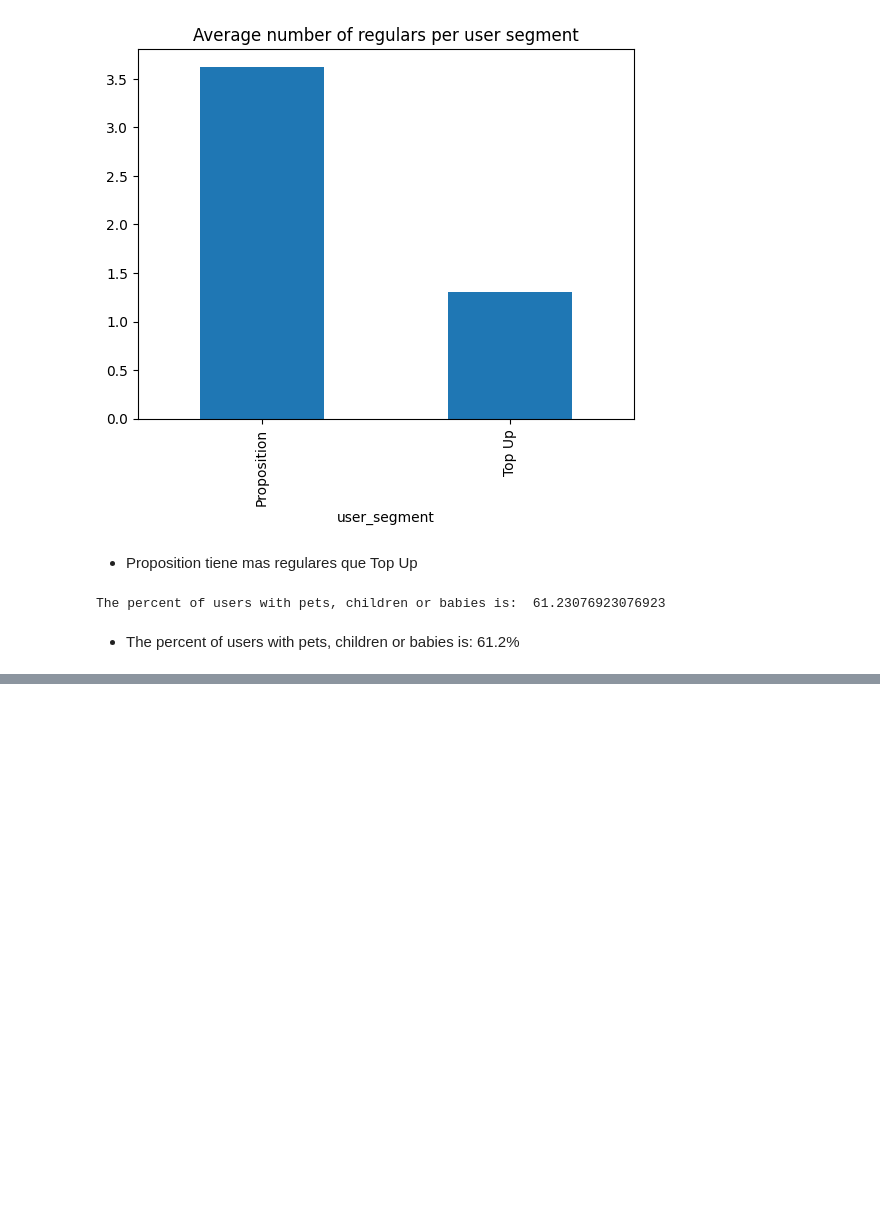
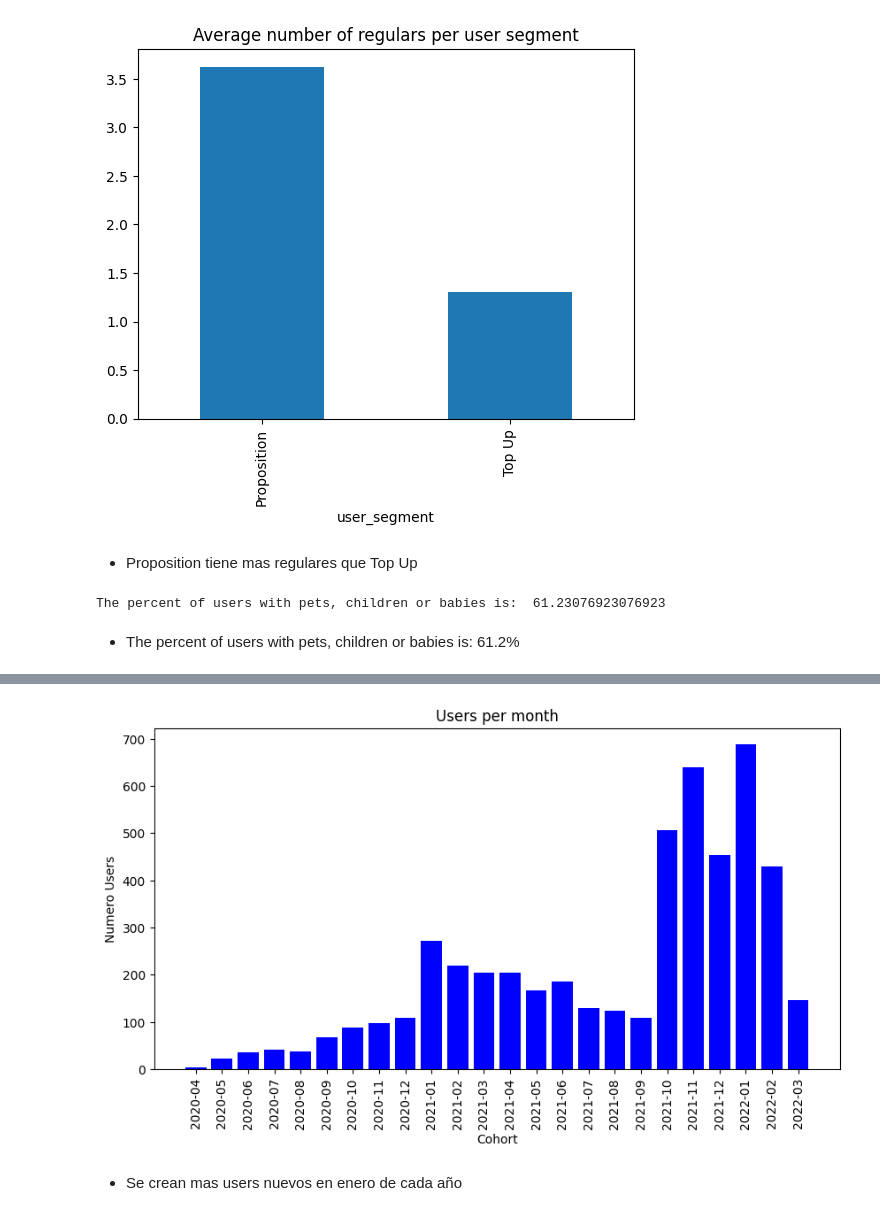
Before and after one commit to pamalo9/zrive-ds, a Jupyter notebook: src/module_2/EDA.ipynb, the cells around one changed output, grey strips where cells are left out. Drawn from its saved outputs; the diff is of its cells as text; code cells hidden in the pictures; blank space fills up the shorter version.

Commit message:
Users por cohort

```diff
--- a/src/module_2/EDA.ipynb
+++ b/src/module_2/EDA.ipynb
@@ -239,0 +261,28 @@ The percent of users with pets, children or babies is:  61.23076923076923
+# %%
+cohort_months = [
+    '2020-04', '2020-05', '2020-06', '2020-07',
+    '2020-08', '2020-09', '2020-10', '2020-11',
+    '2020-12', '2021-01', '2021-02', '2021-03',
+    '2021-04', '2021-05', '2021-06', '2021-07',
+    '2021-08', '2021-09', '2021-10', '2021-11',
+    '2021-12', '2022-01', '2022-02', '2022-03'
+]
+
+user_counts = [
+    3, 22, 35, 42, 38, 68, 88, 98,
+    109, 272, 220, 205, 205, 167, 185,
+    130, 124, 108, 507, 639, 454, 688, 429, 147
+]
+
+plt.figure(figsize=(10, 5))
+plt.bar(cohort_months, user_counts, color='blue')
+plt.xlabel('Cohort')
+plt.ylabel('Numero Users')
+plt.title('Users per month')
+plt.xticks(rotation= 90)
+
+plt.show()
+# %% [output]
+[figure, added]
+# %% [markdown]
+- Se crean mas users nuevos en enero de cada año
```
Also changed, not shown: parts of 1 cell of this notebook.
